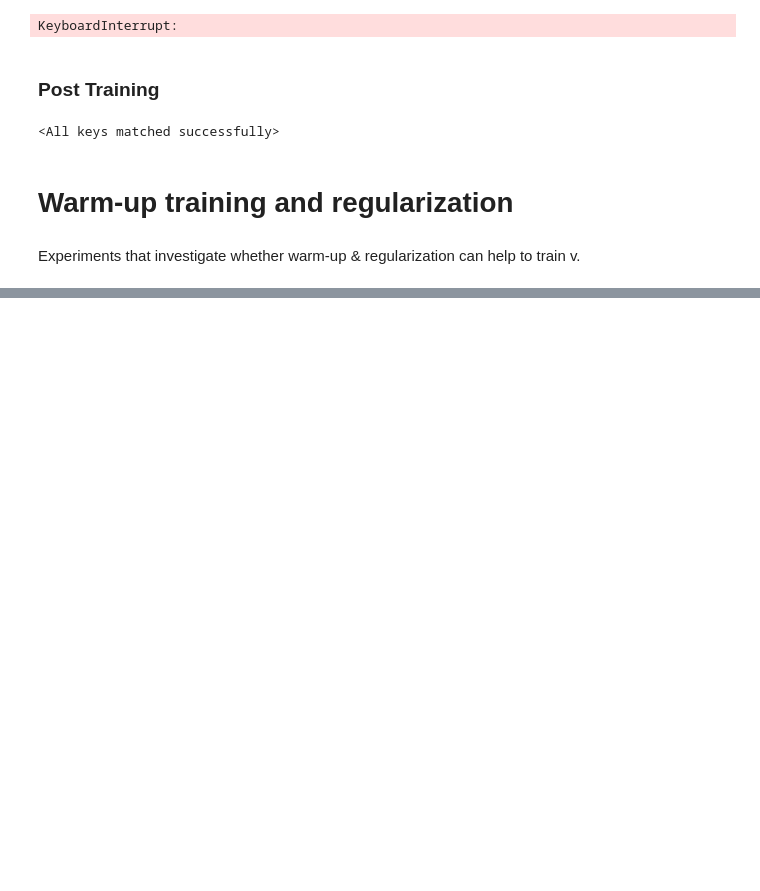
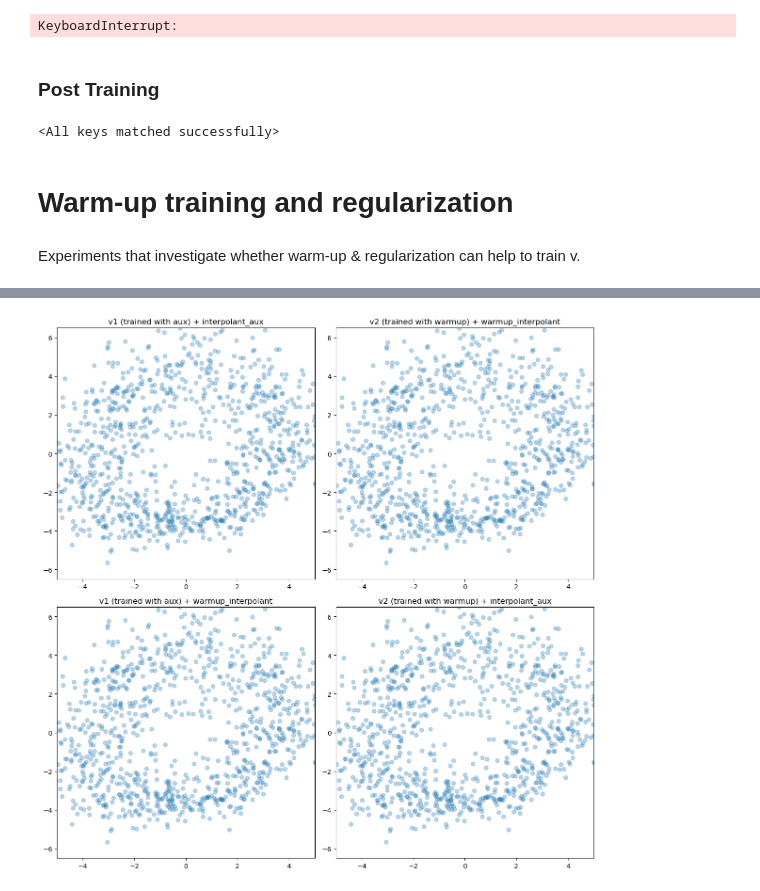
Before and after one commit to laaaarrywang/OT-IMM, a Jupyter notebook: notebooks/checker-with-nonlinear-adversarial.ipynb, the cells around one changed output, grey strips where cells are left out. Cells and saved outputs as stored; diff of their text form; code cells hidden in the pictures; blank space fills up the shorter version.

```diff
--- a/notebooks/checker-with-nonlinear-adversarial.ipynb
+++ b/notebooks/checker-with-nonlinear-adversarial.ipynb
@@ -730,8 +730,9 @@ class WarmupInterpolant(torch.nn.Module):
     def get_warmup_factor(self):
         # if self.current_step >= self.warmup_steps:
         #     return 1.0
-        #return 0.5 * (1 - np.cos(np.pi * self.current_step / self.warmup_steps))
-        return 0
+        # return 0.5 * (1 - np.cos(np.pi * self.current_step / self.warmup_steps))
+        return 0.0
+
 
     def calc_xt(self, t, x0, x1):
         # Same implementation as before
@@ -1101,0 +1337,74 @@ def loss_per_sample_one_sided_v(
+# %%
+# v1 was trained with interpolant_aux
+# v2 was trained with warmup_interpolant (alpha=0)
+
+# Generate samples with v1 and its corresponding interpolant
+torch.manual_seed(42)
+test_batch = base(1000)
+pflow1 = stochastic_interpolant.PFlowIntegrator(b=v1, method='dopri5',interpolant=interpolant_aux, n_step=3)
+xf1, _ = pflow1.rollout(test_batch)
+samples1 = xf1[-1].clone()
+
+# Generate samples with v2 and its corresponding interpolant
+torch.manual_seed(42)
+test_batch = base(1000)
+pflow2 = stochastic_interpolant.PFlowIntegrator(b=v2, method='dopri5',interpolant=warmup_interpolant, n_step=3)
+xf2, _ = pflow2.rollout(test_batch)
+samples2 = xf2[-1].clone()
+
+# Compare
+print(f"Samples identical: {torch.allclose(samples1, samples2, atol=1e-5)}")
+print(f"Max difference: {(samples1 - samples2).abs().max().item()}")
+
+# Now the key test: swap the interpolants!
+# Use v1 (trained with aux) with warmup_interpolant
+torch.manual_seed(42)
+test_batch = base(1000)
+pflow1_swap = stochastic_interpolant.PFlowIntegrator(b=v1, method='dopri5',interpolant=warmup_interpolant, n_step=3)
+xf1_swap, _ = pflow1_swap.rollout(test_batch)
+samples1_swap = xf1_swap[-1].clone()
+
+# Use v2 (trained with warmup) with interpolant_aux
+torch.manual_seed(42)
+test_batch = base(1000)
+pflow2_swap = stochastic_interpolant.PFlowIntegrator(b=v2, method='dopri5',interpolant=interpolant_aux, n_step=3)
+xf2_swap, _ = pflow2_swap.rollout(test_batch)
+samples2_swap = xf2_swap[-1].clone()
+
+print(f"\nSwapped interpolants:")
+print(f"v1 with warmup vs v1 with aux: {torch.allclose(samples1, samples1_swap, atol=1e-5)}")
+print(f"v2 with aux vs v2 with warmup: {torch.allclose(samples2, samples2_swap, atol=1e-5)}")
+print(f"All four should be identical: {torch.allclose(samples1, samples2_swap, atol=1e-5)}")
+
+# Visualize all four combinations
+fig, axes = plt.subplots(2, 2, figsize=(12, 12))
+
+axes[0,0].scatter(grab(samples1[:,0]), grab(samples1[:,1]), alpha=0.3)
+axes[0,0].set_title("v1 (trained with aux) + interpolant_aux")
+axes[0,0].set_xlim(-5, 5); axes[0,0].set_ylim(-6.5, 6.5)
+
+axes[0,1].scatter(grab(samples2[:,0]), grab(samples2[:,1]), alpha=0.3)
+axes[0,1].set_title("v2 (trained with warmup) + warmup_interpolant")
+axes[0,1].set_xlim(-5, 5); axes[0,1].set_ylim(-6.5, 6.5)
+
+axes[1,0].scatter(grab(samples1_swap[:,0]), grab(samples1_swap[:,1]), alpha=0.3)
+axes[1,0].set_title("v1 (trained with aux) + warmup_interpolant")
+axes[1,0].set_xlim(-5, 5); axes[1,0].set_ylim(-6.5, 6.5)
+
+axes[1,1].scatter(grab(samples2_swap[:,0]), grab(samples2_swap[:,1]), alpha=0.3)
+axes[1,1].set_title("v2 (trained with warmup) + interpolant_aux")
+axes[1,1].set_xlim(-5, 5); axes[1,1].set_ylim(-6.5, 6.5)
+
+plt.tight_layout()
+plt.show()
+
+# Also check if v1 and v2 parameters are actually different
+param_diffs = []
+for p1, p2 in zip(v1.parameters(), v2.parameters()):
+    diff = (p1 - p2).abs().max().item()
+    param_diffs.append(diff)
+
+print(f"\nv1 vs v2 parameters:")
+print(f"Max parameter difference: {max(param_diffs):.2e}")
+print(f"Mean parameter difference: {np.mean(param_diffs):.2e}")
+# %% [output]
@@ -1101,0 +1418 @@ def loss_per_sample_one_sided_v(
+[figure, added]
```
Also changed, not shown: parts of 19 cells of this notebook, 1 other file.
